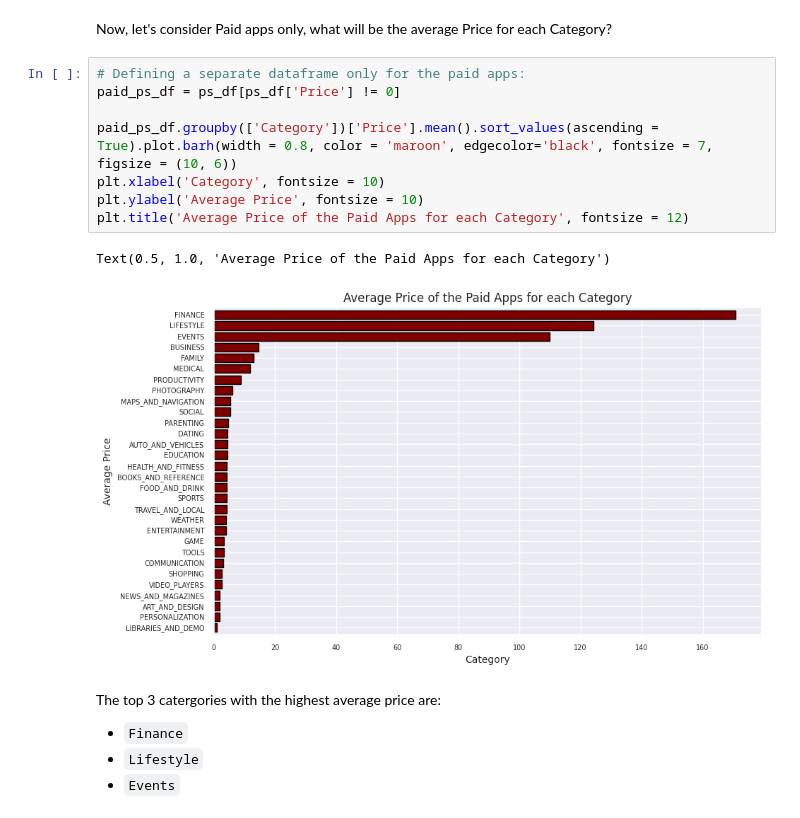
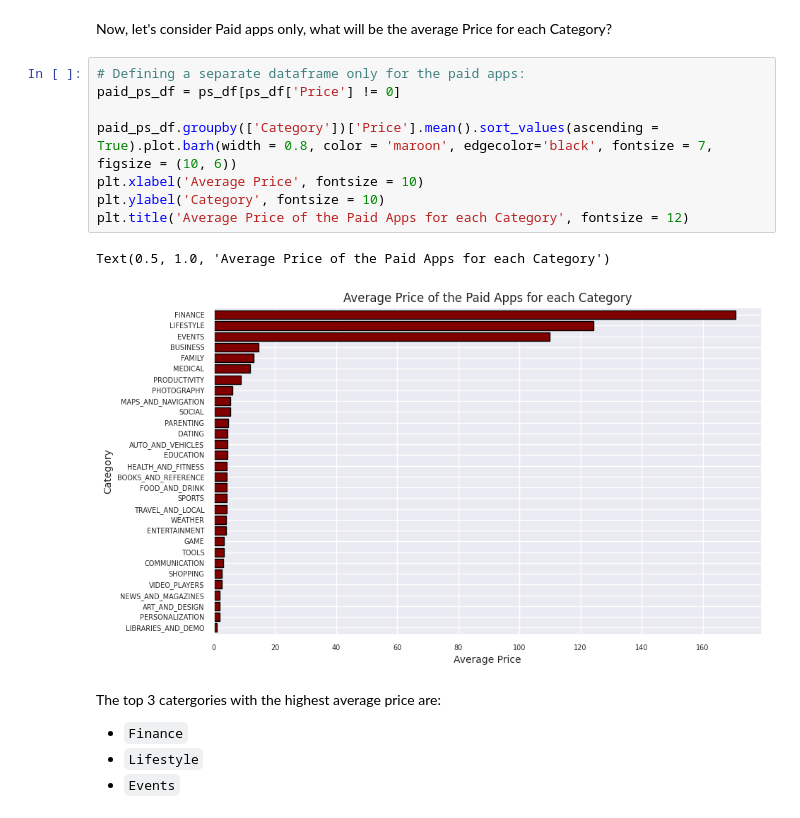
Before and after one commit to dipankarsahu1000/Play-Store-App-Review-Analysis, a Jupyter notebook: Play_Store_App_Review_Analysis.ipynb, the cells around one changed output. Cells and saved outputs as stored; diff of their text form.

```diff
--- a/Play_Store_App_Review_Analysis.ipynb
+++ b/Play_Store_App_Review_Analysis.ipynb
@@ -1105,14 +1108,14 @@ Now, let's consider Paid apps only, what will be the average Price for each Cate
 # %%
 # Defining a separate dataframe only for the paid apps:
 paid_ps_df = ps_df[ps_df['Price'] != 0]
 
 paid_ps_df.groupby(['Category'])['Price'].mean().sort_values(ascending = True).plot.barh(width = 0.8, color = 'maroon', edgecolor='black', fontsize = 7,  figsize = (10, 6))
-plt.xlabel('Category', fontsize = 10)
-plt.ylabel('Average Price', fontsize = 10)
+plt.xlabel('Average Price', fontsize = 10)
+plt.ylabel('Category', fontsize = 10)
 plt.title('Average Price of the Paid Apps for each Category', fontsize = 12)
 # %% [output]
 Text(0.5, 1.0, 'Average Price of the Paid Apps for each Category')
-[figure, old version]
+[figure, new version]
 # %% [markdown]
 The top 3 catergories with the highest average price are:
 * `Finance`
```
Also changed, not shown: parts of 50 cells of this notebook.
